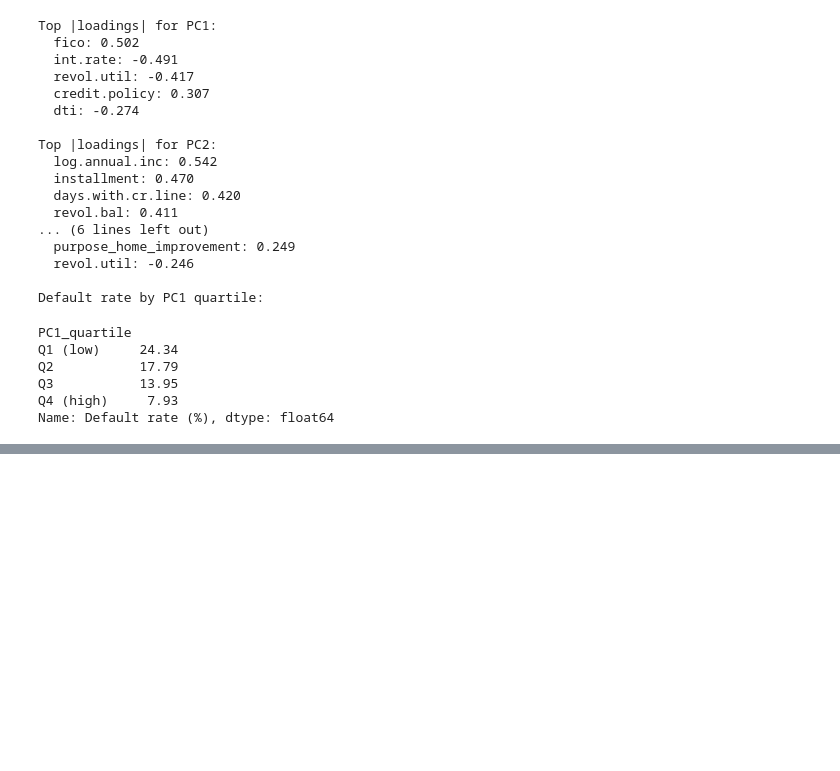
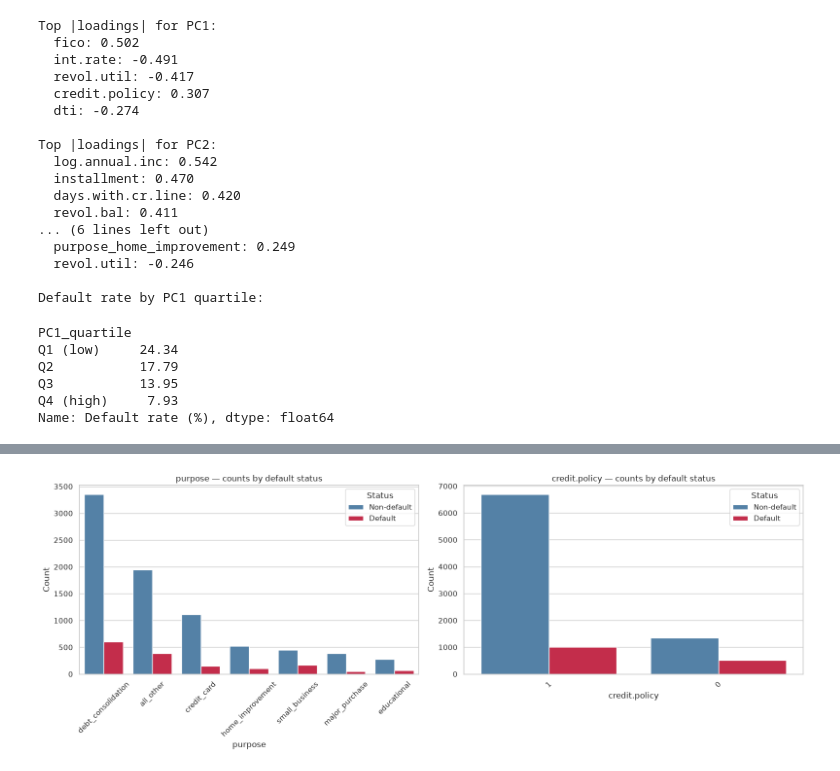
Before and after one commit to JLaniado/credit_ete_analysis, a Jupyter notebook: notebooks/Credit_Default_EDA_PCA.ipynb, the cells around one changed output, grey strips where cells are left out. Saved outputs shown, nothing was run; the diff lists cells and outputs as text; code cells hidden in the pictures; blank space fills up the shorter version.

```diff
--- a/notebooks/Credit_Default_EDA_PCA.ipynb
+++ b/notebooks/Credit_Default_EDA_PCA.ipynb
@@ -386,0 +393,21 @@ Name: Default rate (%), dtype: float64
+# %%
+split_categorical_cols = ['purpose', 'credit.policy']
+default_palette = {0: 'steelblue', 1: 'crimson'}
+default_labels = {0: 'Non-default', 1: 'Default'}
+
+fig, axes = plt.subplots(1, len(split_categorical_cols), figsize=(16, 6))
+for ax, col in zip(axes, split_categorical_cols):
+    order = df[col].value_counts().index
+    sns.countplot(data=df, x=col, hue='default', order=order,
+                  palette=default_palette, ax=ax)
+    ax.set_title(f'{col} — counts by default status')
+    ax.set_xlabel(col)
+    ax.set_ylabel('Count')
+    ax.tick_params(axis='x', rotation=45)
+    handles, _ = ax.get_legend_handles_labels()
+    ax.legend(handles, [default_labels[0], default_labels[1]], title='Status')
+plt.tight_layout()
+plt.savefig('../output/categorical_distributions_by_default.png', dpi=150, bbox_inches='tight')
+plt.show()
+# %% [output]
+[figure, added]
```
Also changed, not shown: parts of 6 cells of this notebook, 5 other files.
